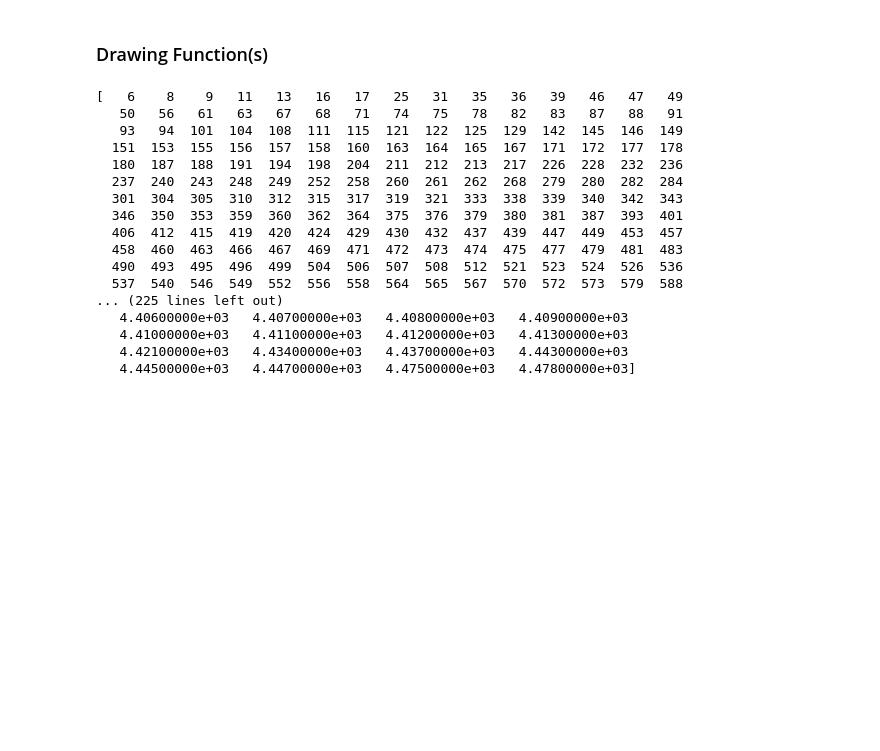
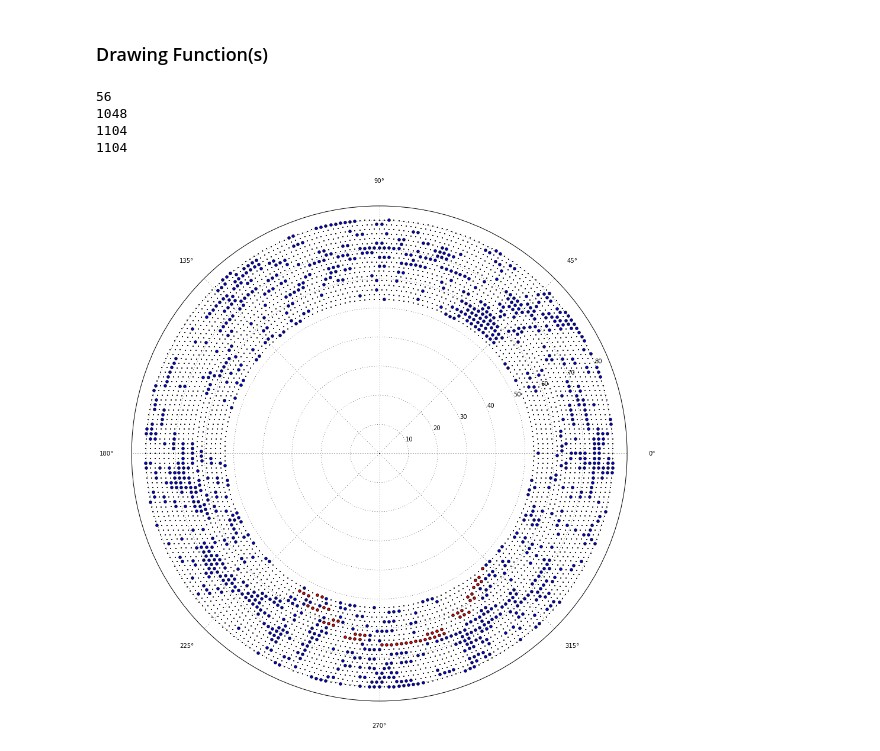
Before and after one commit to ewengillies/track-finding-yandex, a Jupyter notebook: notebooks/test_data_resample.ipynb, the cells around one changed output. Saved outputs shown, nothing was run; the diff lists cells and outputs as text; code cells hidden in the pictures; blank space fills up the shorter version.

Commit message:
Attempting resample

```diff
--- a/notebooks/test_data_resample.ipynb
+++ b/notebooks/test_data_resample.ipynb
@@ -18,0 +22,2 @@ mu_neutron_bg = BackgroundHits('../data/muon_neutron_beam_bg.root')
+# %%
+signal = ResampledHits(occupancy=0.10)
@@ -24,28 +58,25 @@ def setup_plot_for_detector(size=(15, 15)):
     axes(polar=True)
     # set appropriate
     ylim(0, 85)
-# %%
-print mu_neutron_bg.get_sample_events()
-print mu_neutron_bg.n_events
-print mu_neutron_bg.get_hit_wires()
-# %% [output]
-[   6    8    9   11   13   16   17   25   31   35   36   39   46   47   49
-   50   56   61   63   67   68   71   74   75   78   82   83   87   88   91
-   93   94  101  104  108  111  115  121  122  125  129  142  145  146  149
-  151  153  155  156  157  158  160  163  164  165  167  171  172  177  178
-  180  187  188  191  194  198  204  211  212  213  217  226  228  232  236
-  237  240  243  248  249  252  258  260  261  262  268  279  280  282  284
-  301  304  305  310  312  315  317  319  321  333  338  339  340  342  343
-  346  350  353  359  360  362  364  375  376  379  380  381  387  393  401
-  406  412  415  419  420  424  429  430  432  437  439  447  449  453  457
-  458  460  463  466  467  469  471  472  473  474  475  477  479  481  483
-  490  493  495  496  499  504  506  507  508  512  521  523  524  526  536
-  537  540  546  549  552  556  558  564  565  567  570  572  573  579  588
-... (225 lines left out)
-   4.40600000e+03   4.40700000e+03   4.40800000e+03   4.40900000e+03
-   4.41000000e+03   4.41100000e+03   4.41200000e+03   4.41300000e+03
-   4.42100000e+03   4.43400000e+03   4.43700000e+03   4.44300000e+03
-   4.44500000e+03   4.44700000e+03   4.47500000e+03   4.47800000e+03]
+# %%
+setup_plot_for_detector()
+rhos, phis = signal.cydet.get_points_rhos_and_phis()
+scatter(phis, rhos, marker='.', s=5)
+
+sig = signal.get_sig_wires(1000)
+print len(sig)
+bkg = signal.get_bkg_wires(1000)
+print len(bkg)
+print len(sig) + len(bkg)
+scatter(phis[sig],rhos[sig],marker='o', c='r')
+scatter(phis[bkg],rhos[bkg],marker='o', c='b')
+print len(signal.get_hit_wires(1000))
+# %% [output]
+56
+1048
+1104
+1104
+[figure, added]
 # %%
 setup_plot_for_detector()
 rhos, phis = mu_neutron_bg.cydet.get_points_rhos_and_phis()
```
Also changed, not shown: parts of 9 cells of this notebook, 3 other files.
